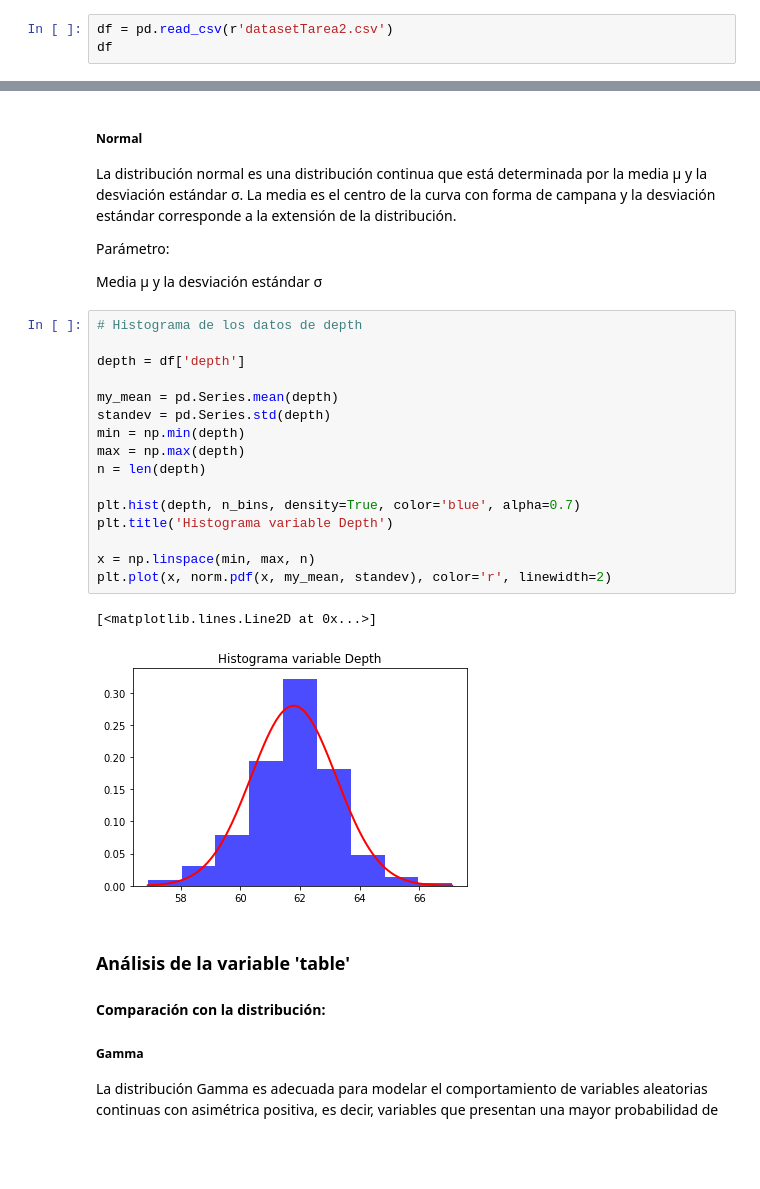
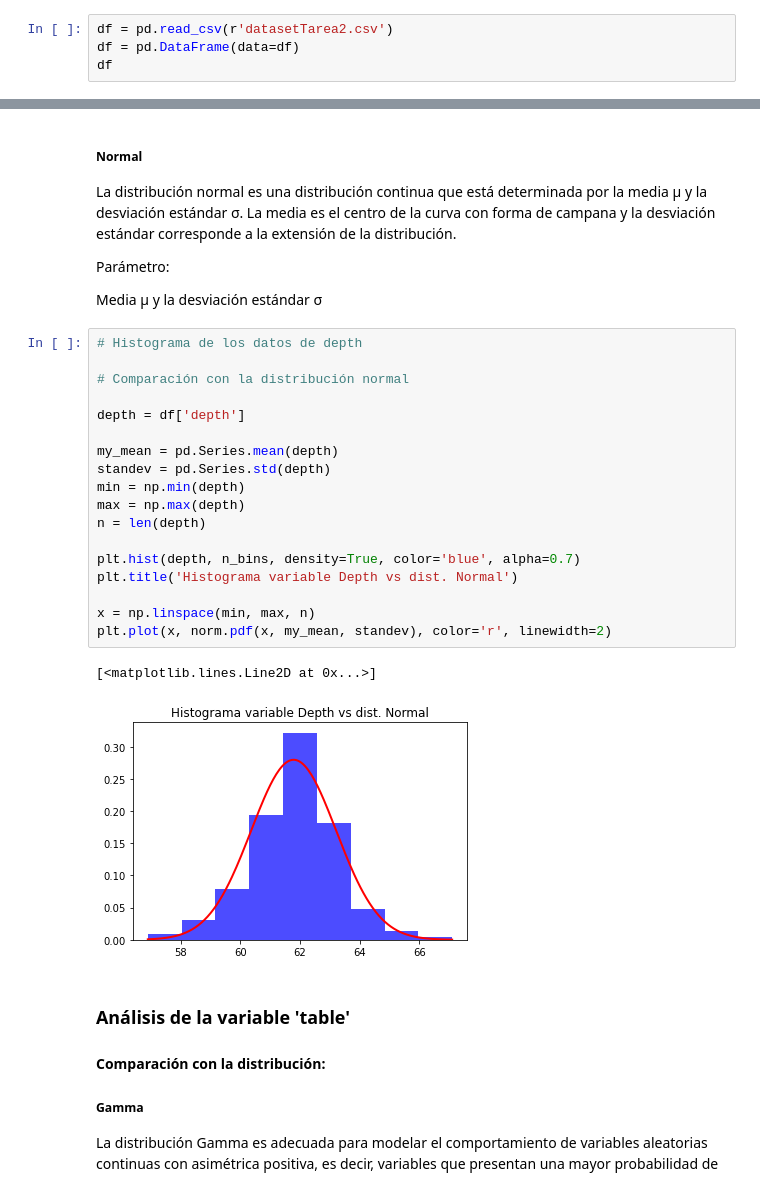
Before and after one commit to araygada/Estadistica_Ciencia_Datos_Tarea02, a Jupyter notebook: Tarea2_EstadisticaParaCienciaDeLosDatos.ipynb, the cells around one changed output, grey strips where cells are left out. Cells and saved outputs as stored; diff of their text form; blank space fills up the shorter version.

```diff
--- a/Tarea2_EstadisticaParaCienciaDeLosDatos.ipynb
+++ b/Tarea2_EstadisticaParaCienciaDeLosDatos.ipynb
@@ -48,5 +49,6 @@ from scipy.stats import weibull_min
 # %%
 df = pd.read_csv(r'datasetTarea2.csv')
+df = pd.DataFrame(data=df)
 df
 # %% [output]
 |  | carat | cut | color | clarity | depth | table | price | x | y | z | unknownCol |
@@ -140,23 +144,25 @@ Parámetro:
 Media μ y la desviación estándar σ
 # %%
 # Histograma de los datos de depth
+
+# Comparación con la distribución normal
 
 depth = df['depth']
 
 my_mean = pd.Series.mean(depth)
 standev = pd.Series.std(depth)
 min = np.min(depth)
 max = np.max(depth)
 n = len(depth)
 
 plt.hist(depth, n_bins, density=True, color='blue', alpha=0.7)
-plt.title('Histograma variable Depth')
+plt.title('Histograma variable Depth vs dist. Normal')
 
 x = np.linspace(min, max, n)
 plt.plot(x, norm.pdf(x, my_mean, standev), color='r', linewidth=2)
 # %% [output]
 [<matplotlib.lines.Line2D at 0x...>]
-[figure, old version]
+[figure, new version]
 # %% [markdown]
 ### Análisis de la variable 'table'
 
```
Also changed, not shown: parts of 8 cells of this notebook.
